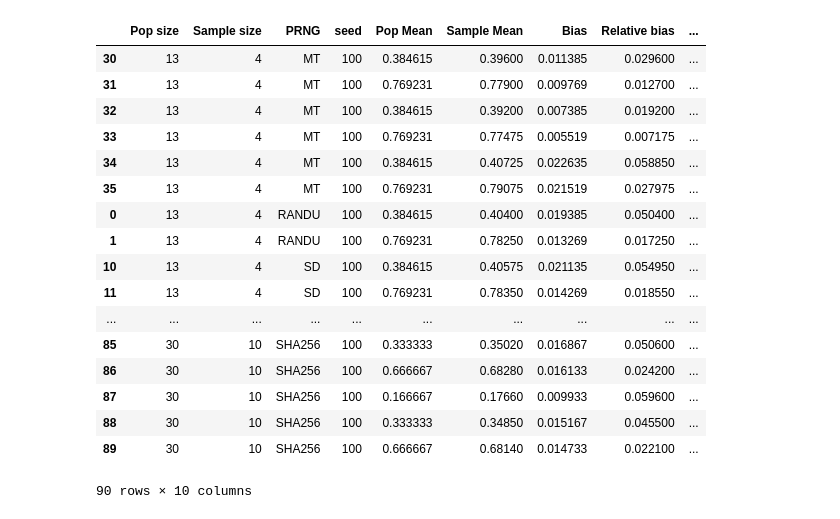
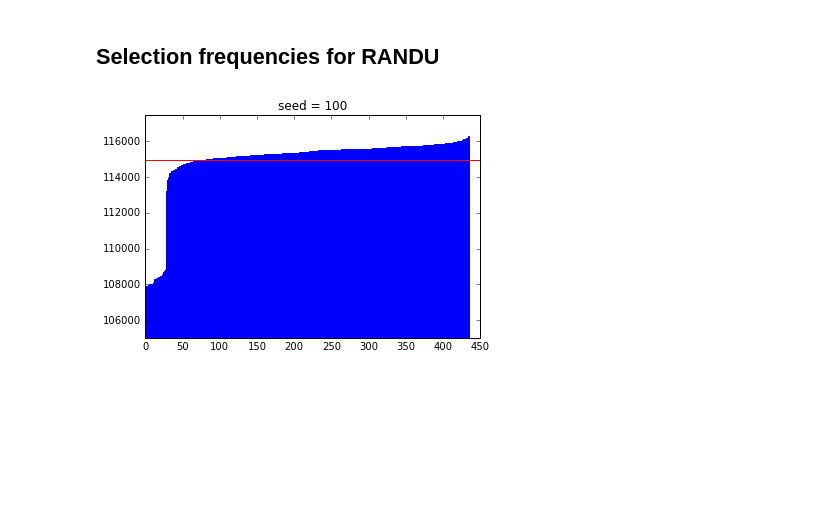
Before and after one commit to kellieotto/prngs-and-permutations, a Jupyter notebook: Code/statBiasSimulations/results/pythonResults.ipynb, the cells around one changed output. Cells and saved outputs as stored; diff of their text form; code cells hidden in the pictures; blank space fills up the shorter version.

```diff
--- a/Code/statBiasSimulations/results/pythonResults.ipynb
+++ b/Code/statBiasSimulations/results/pythonResults.ipynb
@@ -53,24 +50,19 @@ US[cols].sort_values(['Pop size', 'Sample size', 'PRNG', 'seed'])
-# %%
-SMB = pd.read_csv('sampleMeanBias.csv')
-cols = ["Pop size", "Sample size", 'PRNG', "seed", "Pop Mean", "Sample Mean", "Bias", "Relative bias", \
-        'Theoretical SE', 'Bias/Theoretical SE']
-SMB[cols].sort_values(['Pop size', 'Sample size', 'PRNG'])
-# %% [output]
-|  | Pop size | Sample size | PRNG | seed | Pop Mean | Sample Mean | Bias | Relative bias | ... |
-| 30 | 13 | 4 | MT | 100 | 0.384615 | 0.39600 | 0.011385 | 0.029600 | ... |
-| 31 | 13 | 4 | MT | 100 | 0.769231 | 0.77900 | 0.009769 | 0.012700 | ... |
-| 32 | 13 | 4 | MT | 100 | 0.384615 | 0.39200 | 0.007385 | 0.019200 | ... |
-| 33 | 13 | 4 | MT | 100 | 0.769231 | 0.77475 | 0.005519 | 0.007175 | ... |
-| 34 | 13 | 4 | MT | 100 | 0.384615 | 0.40725 | 0.022635 | 0.058850 | ... |
-| 35 | 13 | 4 | MT | 100 | 0.769231 | 0.79075 | 0.021519 | 0.027975 | ... |
-| 0 | 13 | 4 | RANDU | 100 | 0.384615 | 0.40400 | 0.019385 | 0.050400 | ... |
-| 1 | 13 | 4 | RANDU | 100 | 0.769231 | 0.78250 | 0.013269 | 0.017250 | ... |
-| 10 | 13 | 4 | SD | 100 | 0.384615 | 0.40575 | 0.021135 | 0.054950 | ... |
-| 11 | 13 | 4 | SD | 100 | 0.769231 | 0.78350 | 0.014269 | 0.018550 | ... |
-| ... | ... | ... | ... | ... | ... | ... | ... | ... | ... |
-| 85 | 30 | 10 | SHA256 | 100 | 0.333333 | 0.35020 | 0.016867 | 0.050600 | ... |
-| 86 | 30 | 10 | SHA256 | 100 | 0.666667 | 0.68280 | 0.016133 | 0.024200 | ... |
-| 87 | 30 | 10 | SHA256 | 100 | 0.166667 | 0.17660 | 0.009933 | 0.059600 | ... |
-| 88 | 30 | 10 | SHA256 | 100 | 0.333333 | 0.34850 | 0.015167 | 0.045500 | ... |
-| 89 | 30 | 10 | SHA256 | 100 | 0.666667 | 0.68140 | 0.014733 | 0.022100 | ... |
-90 rows × 10 columns
+# %% [markdown]
+## Selection frequencies for RANDU
+# %%
+randu_us = pd.read_csv('../rawdata/US_RANDU.csv', header=None)
+fig, axes = plt.subplots(figsize=(6, 4))
+i = 0
+
+for ss in randu_us[4].unique():
+    tmp = randu_us[randu_us[4] == ss]
+    xax = np.arange(len(tmp.index))
+    yax = np.sort(tmp[1])
+
+    plt.bar(xax, yax, facecolor="b", edgecolor="b")
+    axes.set_title('seed = '+ str(ss))
+    axes.set_ylim(105000, 117500)
+    axes.axhline(y=5*10**7/435, xmin=0, xmax=450, color = "red")
+plt.show()
+# %% [output]
+[figure, added]
```
Also changed, not shown: parts of 21 cells of this notebook, 18 other files.
